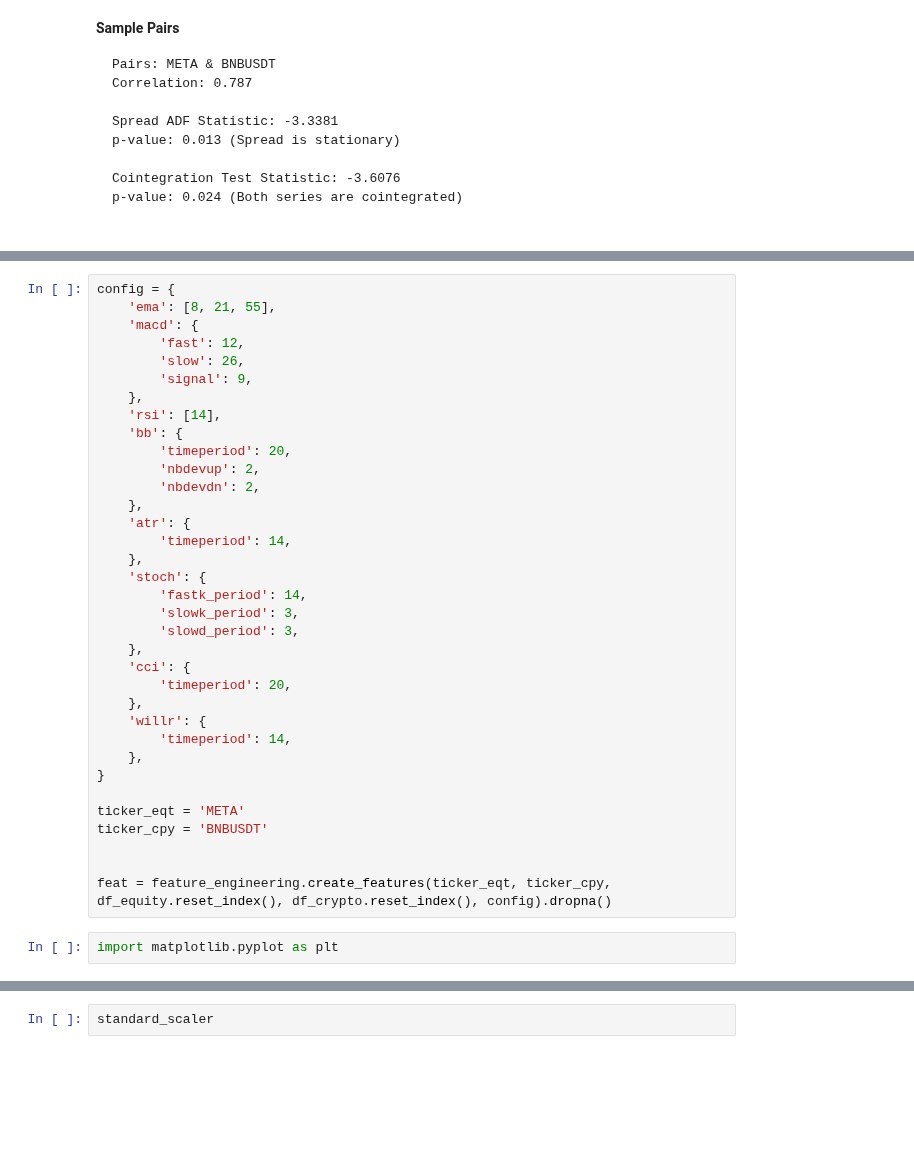
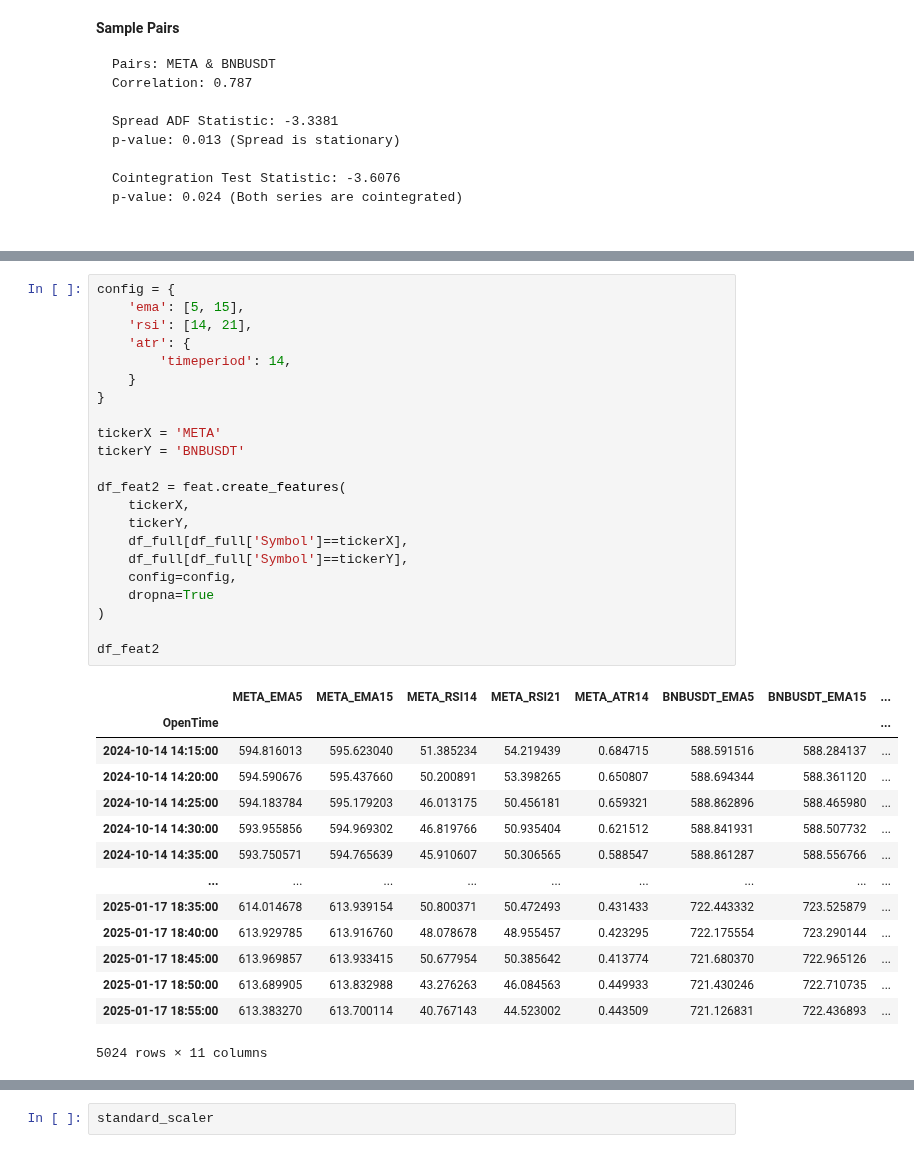
Before and after one commit to nite4/mscfe-masters-project, a Jupyter notebook: src/feature_engineering.ipynb, the cells around one changed output, grey strips where cells are left out. Drawn from its saved outputs; the diff is of its cells as text; blank space fills up the shorter version.

```diff
--- a/src/feature_engineering.ipynb
+++ b/src/feature_engineering.ipynb
@@ -83,37 +130,37 @@ close
 # %%
 config = {
-    'ema': [8, 21, 55],
-    'macd': {
-        'fast': 12,
-        'slow': 26,
-        'signal': 9,
-    },
-    'rsi': [14],
-    'bb': {
-        'timeperiod': 20,
-        'nbdevup': 2,
-        'nbdevdn': 2,
-    },
+    'ema': [5, 15],
+    'rsi': [14, 21],
     'atr': {
         'timeperiod': 14,
-    },
-    'stoch': {
-        'fastk_period': 14,
-        'slowk_period': 3,
-        'slowd_period': 3,
-    },
-    'cci': {
-        'timeperiod': 20,
-    },
-    'willr': {
-        'timeperiod': 14,
-    },
+    }
 }
 
-ticker_eqt = 'META'
-ticker_cpy = 'BNBUSDT'
+tickerX = 'META'
+tickerY = 'BNBUSDT'
 
+df_feat2 = feat.create_features(
+    tickerX,
+    tickerY,
+    df_full[df_full['Symbol']==tickerX],
+    df_full[df_full['Symbol']==tickerY],
+    config=config,
+    dropna=True
+)
 
-feat = feature_engineering.create_features(ticker_eqt, ticker_cpy, df_equity.reset_index(), df_crypto.reset_index(), config).dropna()
+df_feat2
+# %% [output]
+|  | META_EMA5 | META_EMA15 | META_RSI14 | META_RSI21 | META_ATR14 | BNBUSDT_EMA5 | BNBUSDT_EMA15 | ... |
+| OpenTime |  |  |  |  |  |  |  | ... |
+| 2024-10-14 14:15:00 | 594.816013 | 595.623040 | 51.385234 | 54.219439 | 0.684715 | 588.591516 | 588.284137 | ... |
+| 2024-10-14 14:20:00 | 594.590676 | 595.437660 | 50.200891 | 53.398265 | 0.650807 | 588.694344 | 588.361120 | ... |
+| 2024-10-14 14:25:00 | 594.183784 | 595.179203 | 46.013175 | 50.456181 | 0.659321 | 588.862896 | 588.465980 | ... |
+| 2024-10-14 14:30:00 | 593.955856 | 594.969302 | 46.819766 | 50.935404 | 0.621512 | 588.841931 | 588.507732 | ... |
+| 2024-10-14 14:35:00 | 593.750571 | 594.765639 | 45.910607 | 50.306565 | 0.588547 | 588.861287 | 588.556766 | ... |
+| ... | ... | ... | ... | ... | ... | ... | ... | ... |
+| 2025-01-17 18:35:00 | 614.014678 | 613.939154 | 50.800371 | 50.472493 | 0.431433 | 722.443332 | 723.525879 | ... |
+| 2025-01-17 18:40:00 | 613.929785 | 613.916760 | 48.078678 | 48.955457 | 0.423295 | 722.175554 | 723.290144 | ... |
+| 2025-01-17 18:45:00 | 613.969857 | 613.933415 | 50.677954 | 50.385642 | 0.413774 | 721.680370 | 722.965126 | ... |
+| 2025-01-17 18:50:00 | 613.689905 | 613.832988 | 43.276263 | 46.084563 | 0.449933 | 721.430246 | 722.710735 | ... |
+| 2025-01-17 18:55:00 | 613.383270 | 613.700114 | 40.767143 | 44.523002 | 0.443509 | 721.126831 | 722.436893 | ... |
+5024 rows × 11 columns
-# %%
-import matplotlib.pyplot as plt
```
Also changed, not shown: parts of 14 cells of this notebook, 1 other file.
